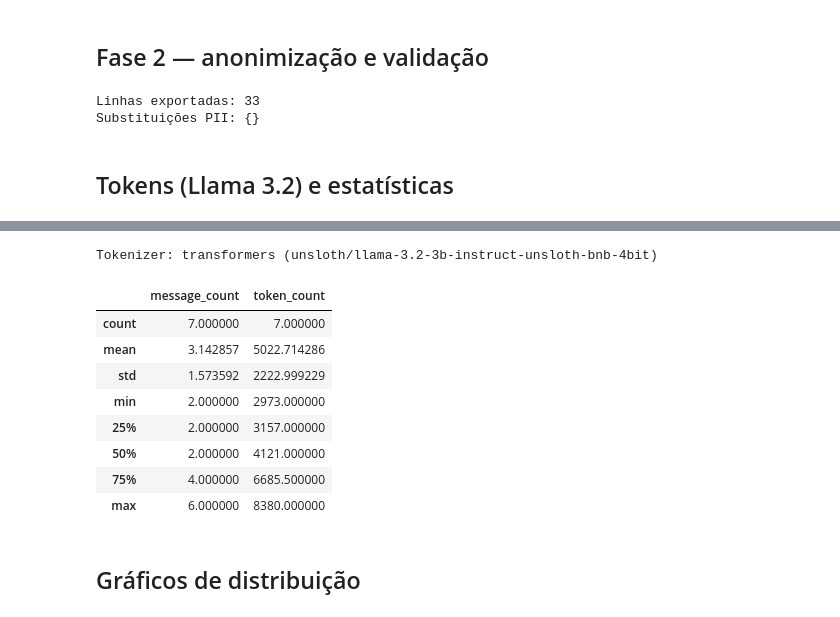
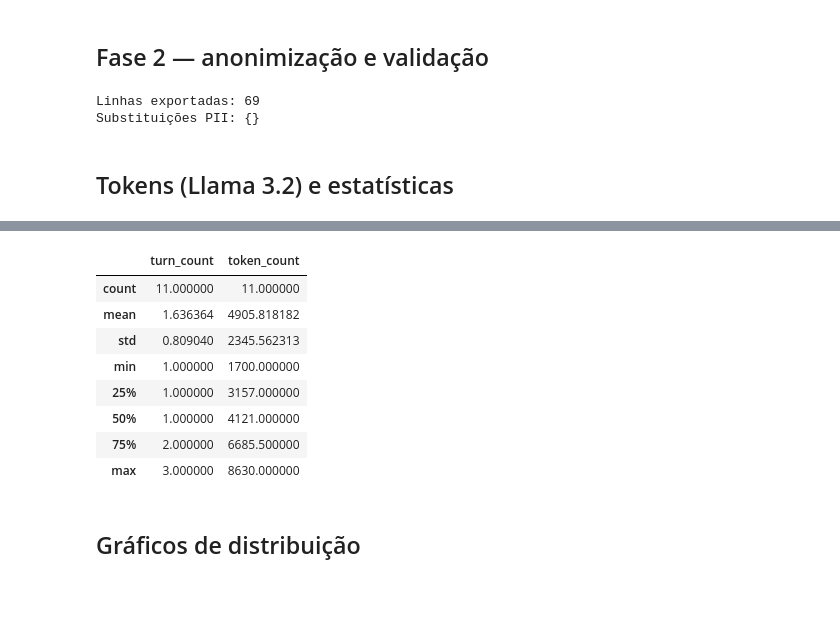
Before and after one commit to leanseefeld/8iadt-tc-fase3-assistente-medico, a Jupyter notebook: llm/fine-tuning/export-positive-conversations.ipynb, the cells around one changed output, grey strips where cells are left out. Drawn from its saved outputs; the diff is of its cells as text; code cells hidden in the pictures.

```diff
--- a/llm/fine-tuning/export-positive-conversations.ipynb
+++ b/llm/fine-tuning/export-positive-conversations.ipynb
@@ -213,6 +215,7 @@ for conv_id, conv_rows in by_conv.items():
     stats_rows.append({
         "conversation_id": generate_row["conversation_id"],
         "message_count": generate_row["_message_count"],
+        "turn_count": generate_row["_turn_count"],
         "call_type": "generate",
     })
 
@@ -243,6 +246,7 @@ for conv_id, conv_rows in by_conv.items():
         stats_rows.append({
             "conversation_id": r["conversation_id"],
             "message_count": r["_message_count"],
+            "turn_count": r["_turn_count"],
             "call_type": r["call_type"],
         })
 
@@ -251,7 +255,7 @@ df_stats = pd.DataFrame(stats_rows)
 print(f"Linhas exportadas: {len(df_export)}")
 print("Substituições PII:", dict(registry.counts))
 # %% [output]
-Linhas exportadas: 33
+Linhas exportadas: 69
 Substituições PII: {}
 # %% [markdown]
 ## Tokens (Llama 3.2) e estatísticas
@@ -270,14 +274,14 @@ for _, row in df_export[df_export["call_type"] == "generate"].iterrows():
     )
 
 df_conv_stats = (
-    df_stats[df_stats["call_type"] == "generate"][["conversation_id", "message_count"]]
+    df_stats[df_stats["call_type"] == "generate"][["conversation_id", "turn_count"]]
     .drop_duplicates()
     .assign(token_count=lambda d: d["conversation_id"].map(token_by_conv))
 )
 
 print("Tokenizer:", tokenizer_label)
 if len(df_conv_stats):
-    display(df_conv_stats[["message_count", "token_count"]].describe())
+    display(df_conv_stats[["turn_count", "token_count"]].describe())
 else:
     print("Nenhuma conversa exportada.")
 # %% [output]
@@ -285,13 +289,12 @@ Warning: You are sending unauthenticated requests to the HF Hub. Please set a HF
-Tokenizer: transformers (unsloth/llama-3.2-3b-instruct-unsloth-bnb-4bit)
-|  | message_count | token_count |
-| count | 7.000000 | 7.000000 |
-| mean | 3.142857 | 5022.714286 |
-| std | 1.573592 | 2222.999229 |
-| min | 2.000000 | 2973.000000 |
-| 25% | 2.000000 | 3157.000000 |
-| 50% | 2.000000 | 4121.000000 |
-| 75% | 4.000000 | 6685.500000 |
-| max | 6.000000 | 8380.000000 |
+|  | turn_count | token_count |
+| count | 11.000000 | 11.000000 |
+| mean | 1.636364 | 4905.818182 |
+| std | 0.809040 | 2345.562313 |
+| min | 1.000000 | 1700.000000 |
+| 25% | 1.000000 | 3157.000000 |
+| 50% | 1.000000 | 4121.000000 |
+| 75% | 2.000000 | 6685.500000 |
+| max | 3.000000 | 8630.000000 |
 # %% [markdown]
 ## Gráficos de distribuição
 # %%
```
Also changed, not shown: parts of 7 cells of this notebook, 5 other files.
